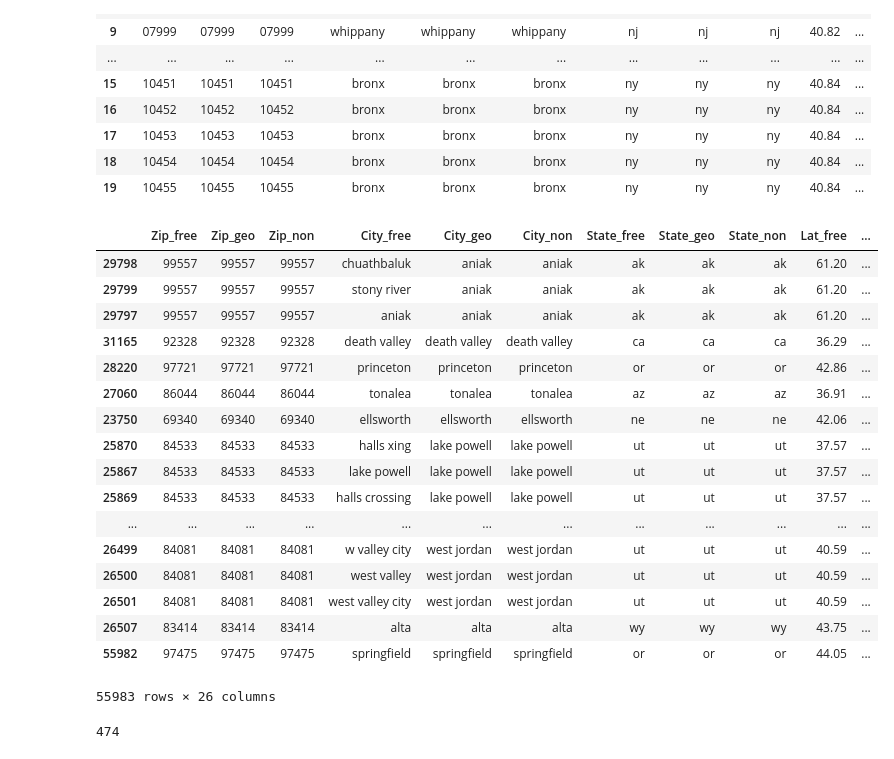
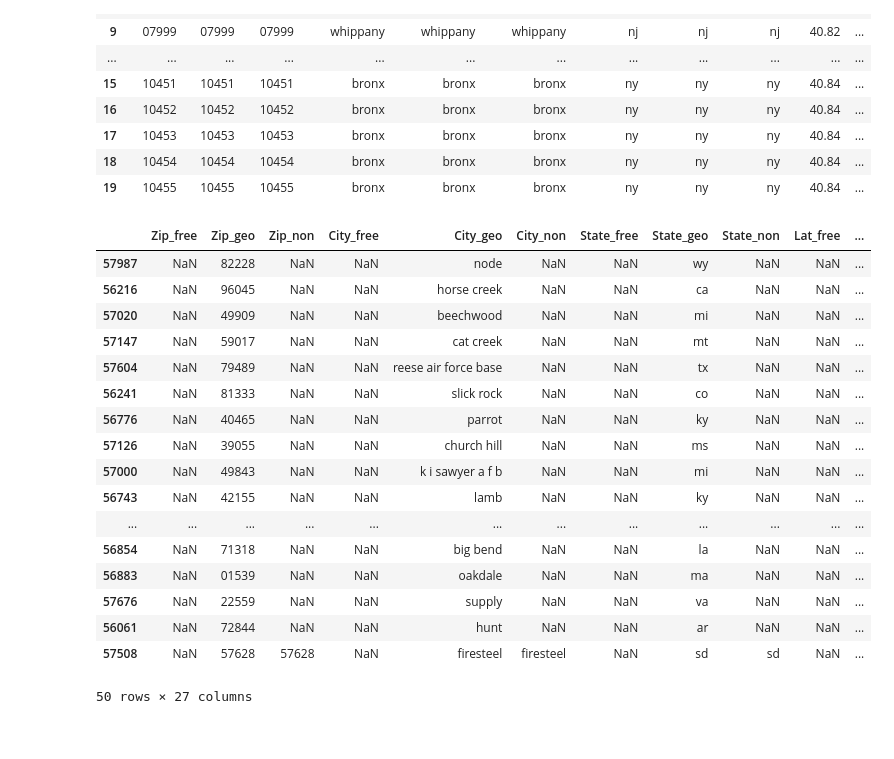
Before and after one commit to wrobstory/zipwhich, a Jupyter notebook: ZipComparo.ipynb, the cells around one changed output. Drawn from its saved outputs; the diff is of its cells as text; code cells hidden in the pictures.

```diff
--- a/ZipComparo.ipynb
+++ b/ZipComparo.ipynb
@@ -259,7 +313,7 @@ master_zips.head()
 # In related news, this is a nice way to stress test a geocoder
 def get_twofishes(row):
     twofishes_url = 'http://localhost:8081/search/geocode'
-    city, state = row['Primary_City'], row['Primary_State']
+    city, state = row['Primary_City'], row['Primary_State_Full']
     if city and state:
         query = '{{"query": "{}, {}"}}'.format(city, state)
         tf_resp = requests.get(twofishes_url, params={'json': query})
@@ -275,5 +329,5 @@ def get_twofishes(row):
         row['Lon_TwoFishes'] = np.nan
     return row
 
-master_zips = master_zips.apply(get_twofishes, axis=1)
+master_zips_twofishes = master_zips_primary.apply(get_twofishes, axis=1)
 # %%
@@ -348,8 +402,8 @@ def check_haversine(row):
 
     # What if we have zero pairs?
     if not distanced_pairs:
-        max_dist = {'Dist': np.nan, 'Pair': 'No Pair Found'}
-        min_dist = {'Dist': np.nan, 'Pair': 'No Pair Found'}
+        max_dist = {'Dist': np.nan, 'Pair': 'No Pair Found', 'Best_Rank': 1}
+        min_dist = {'Dist': np.nan, 'Pair': 'No Pair Found', 'Best_Rank': 1}
     else:
         max_dist = max(distanced_pairs, key=lambda x: x['Dist'])
         min_dist = min(distanced_pairs, key=lambda x: x['Dist'])
@@ -373,30 +427,26 @@ def check_haversine(row):
     row['Lon_primary'] = row[trust_lon_nm]
     return row
 
-master_zips = master_zips.apply(check_haversine, axis=1)
+master_zips_haversine = master_zips_twofishes.apply(check_haversine, axis=1)
 # %%
 # What are our worst-case distance errors?
-master_zips.sort('Min_Haversine_Dist', ascending=False)
+master_zips_haversine.sort('Min_Haversine_Dist', ascending=False).head(50)
 # %% [output]
 |  | Zip_free | Zip_geo | Zip_non | City_free | City_geo | City_non | State_free | State_geo | State_non | Lat_free | ... |
-| 29798 | 99557 | 99557 | 99557 | chuathbaluk | aniak | aniak | ak | ak | ak | 61.20 | ... |
-| 29799 | 99557 | 99557 | 99557 | stony river | aniak | aniak | ak | ak | ak | 61.20 | ... |
-| 29797 | 99557 | 99557 | 99557 | aniak | aniak | aniak | ak | ak | ak | 61.20 | ... |
-| 31165 | 92328 | 92328 | 92328 | death valley | death valley | death valley | ca | ca | ca | 36.29 | ... |
-| 28220 | 97721 | 97721 | 97721 | princeton | princeton | princeton | or | or | or | 42.86 | ... |
-| 27060 | 86044 | 86044 | 86044 | tonalea | tonalea | tonalea | az | az | az | 36.91 | ... |
-| 23750 | 69340 | 69340 | 69340 | ellsworth | ellsworth | ellsworth | ne | ne | ne | 42.06 | ... |
-| 25870 | 84533 | 84533 | 84533 | halls xing | lake powell | lake powell | ut | ut | ut | 37.57 | ... |
-| 25867 | 84533 | 84533 | 84533 | lake powell | lake powell | lake powell | ut | ut | ut | 37.57 | ... |
-| 25869 | 84533 | 84533 | 84533 | halls crossing | lake powell | lake powell | ut | ut | ut | 37.57 | ... |
+| 57987 | NaN | 82228 | NaN | NaN | node | NaN | NaN | wy | NaN | NaN | ... |
+| 56216 | NaN | 96045 | NaN | NaN | horse creek | NaN | NaN | ca | NaN | NaN | ... |
+| 57020 | NaN | 49909 | NaN | NaN | beechwood | NaN | NaN | mi | NaN | NaN | ... |
+| 57147 | NaN | 59017 | NaN | NaN | cat creek | NaN | NaN | mt | NaN | NaN | ... |
+| 57604 | NaN | 79489 | NaN | NaN | reese air force base | NaN | NaN | tx | NaN | NaN | ... |
+| 56241 | NaN | 81333 | NaN | NaN | slick rock | NaN | NaN | co | NaN | NaN | ... |
+| 56776 | NaN | 40465 | NaN | NaN | parrot | NaN | NaN | ky | NaN | NaN | ... |
+| 57126 | NaN | 39055 | NaN | NaN | church hill | NaN | NaN | ms | NaN | NaN | ... |
+| 57000 | NaN | 49843 | NaN | NaN | k i sawyer a f b | NaN | NaN | mi | NaN | NaN | ... |
+| 56743 | NaN | 42155 | NaN | NaN | lamb | NaN | NaN | ky | NaN | NaN | ... |
 | ... | ... | ... | ... | ... | ... | ... | ... | ... | ... | ... | ... |
-| 26499 | 84081 | 84081 | 84081 | w valley city | west jordan | west jordan | ut | ut | ut | 40.59 | ... |
-| 26500 | 84081 | 84081 | 84081 | west valley | west jordan | west jordan | ut | ut | ut | 40.59 | ... |
-| 26501 | 84081 | 84081 | 84081 | west valley city | west jordan | west jordan | ut | ut | ut | 40.59 | ... |
-| 26507 | 83414 | 83414 | 83414 | alta | alta | alta | wy | wy | wy | 43.75 | ... |
-| 55982 | 97475 | 97475 | 97475 | springfield | springfield | springfield | or | or | or | 44.05 | ... |
+| 56854 | NaN | 71318 | NaN | NaN | big bend | NaN | NaN | la | NaN | NaN | ... |
+| 56883 | NaN | 01539 | NaN | NaN | oakdale | NaN | NaN | ma | NaN | NaN | ... |
+| 57676 | NaN | 22559 | NaN | NaN | supply | NaN | NaN | va | NaN | NaN | ... |
+| 56061 | NaN | 72844 | NaN | NaN | hunt | NaN | NaN | ar | NaN | NaN | ... |
+| 57508 | NaN | 57628 | 57628 | NaN | firesteel | firesteel | NaN | sd | sd | NaN | ... |
-55983 rows × 26 columns
+50 rows × 27 columns
-# %%
-len(master_zips[master_zips['Min_Haversine_Dist'] > 5])
-# %% [output]
-474
```
Also changed, not shown: parts of 12 cells of this notebook, 2 other files.
